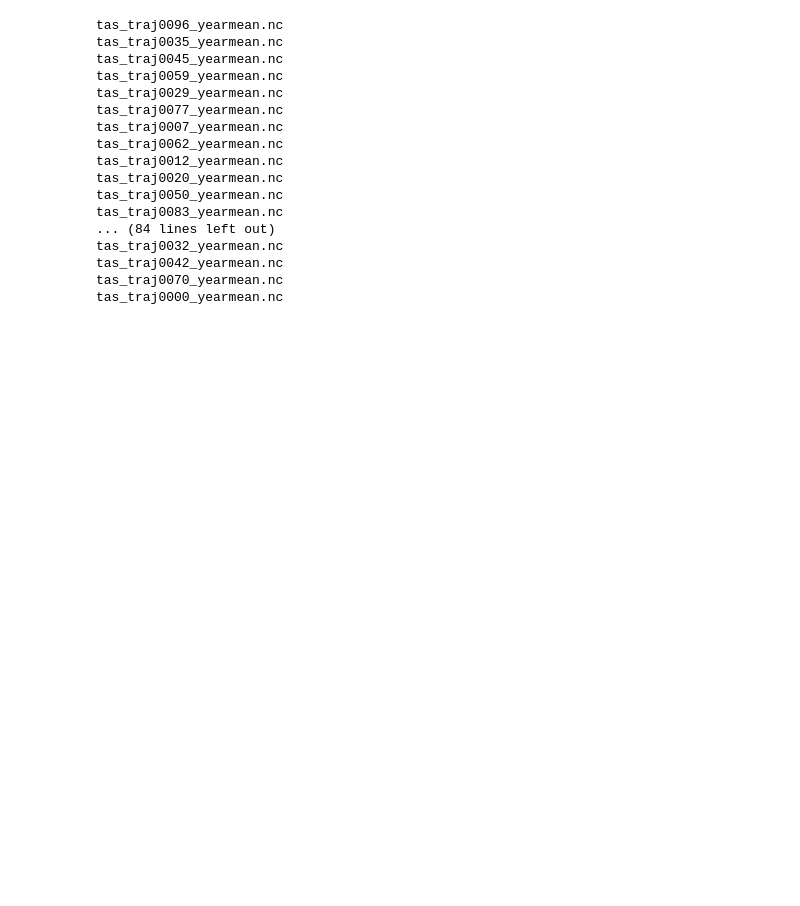
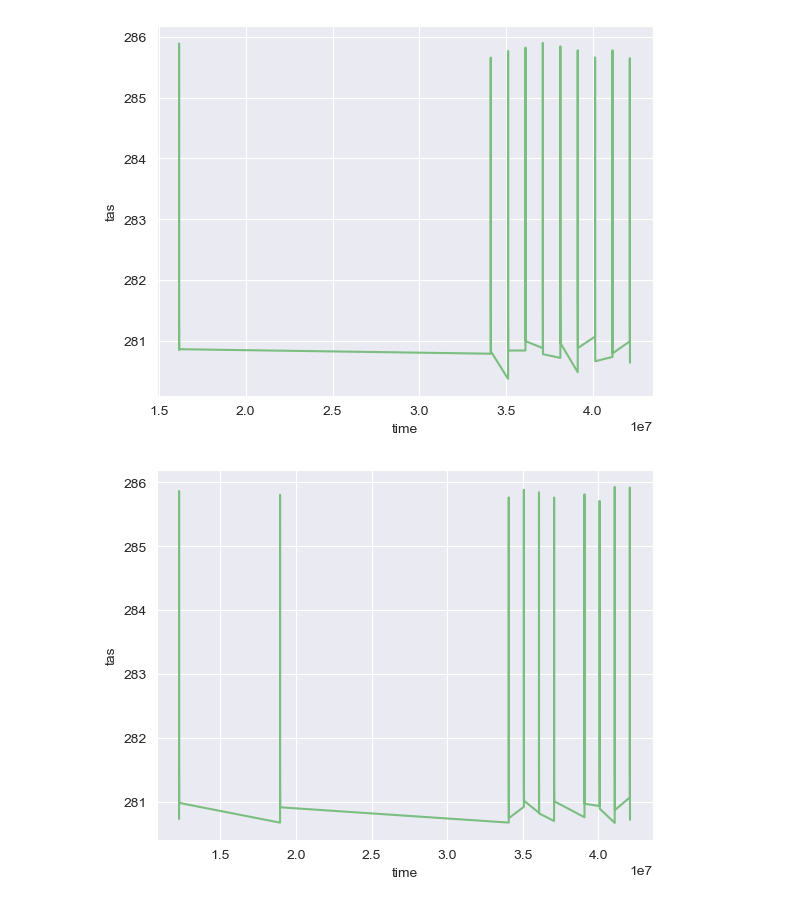
Before and after one commit to amethystaurora-robo/control_run_analysis, a Jupyter notebook: code/traj_analysis.ipynb, the cells around one changed output. Saved outputs shown, nothing was run; the diff lists cells and outputs as text; code cells hidden in the pictures; blank space fills up the shorter version.

```diff
--- a/code/traj_analysis.ipynb
+++ b/code/traj_analysis.ipynb
@@ -29,0 +82,16 @@ Attributes:
+# %%
+#ensemble spread
+folder_path='trajectories_tas/'
+plt.figure()
+for file in os.listdir(folder_path):
+    if file.endswith(".nc"):
+        print(file)
+        sst_annual=xr.open_dataset(os.path.join(folder_path, file))
+        sst_df = sst_annual.to_dataframe()
+        reset = sst_df.reset_index()
+        reset['Year Counter'] = make_bounds(reset)
+        weights = np.cos(np.deg2rad(reset['lat']))
+        reset['weighted_tas'] = reset['tas'] * weights
+        sns.lineplot(data=reset,x='Year Counter',y='weighted_tas')
+plt.show()
+plt.close()
@@ -46,34 +121,22 @@ Attributes:
     axis:           T
 20
 # %%
-folder_path='tas_yearmean/'
+folder_path='trajectories_tas/'
 for file in os.listdir(folder_path):
     if file.endswith(".nc"):
-        print(file)
+        #print(file)
         sst_annual=xr.open_dataset(os.path.join(folder_path, file))
         #sst_annual.tas
+        sns.set_palette(['#7abe80'])
+        sns.set_style("darkgrid")
 
         weights = np.cos(np.deg2rad(sst_annual.lat))
         tas_mean = sst_annual.tas.weighted(weights).mean(("lat","lon"))
+        #print(tas_mean)
         plt.figure()
         tas_mean.plot()
         plt.show()
         plt.close()
 # %% [output]
-tas_traj0096_yearmean.nc
-tas_traj0035_yearmean.nc
-tas_traj0045_yearmean.nc
-tas_traj0059_yearmean.nc
-tas_traj0029_yearmean.nc
-tas_traj0077_yearmean.nc
-tas_traj0007_yearmean.nc
-tas_traj0062_yearmean.nc
-tas_traj0012_yearmean.nc
-tas_traj0020_yearmean.nc
-tas_traj0050_yearmean.nc
-tas_traj0083_yearmean.nc
-... (84 lines left out)
-tas_traj0032_yearmean.nc
-tas_traj0042_yearmean.nc
-tas_traj0070_yearmean.nc
-tas_traj0000_yearmean.nc
+[figure, added]
+[figure, added]
```
Also changed, not shown: parts of 13 cells of this notebook.
